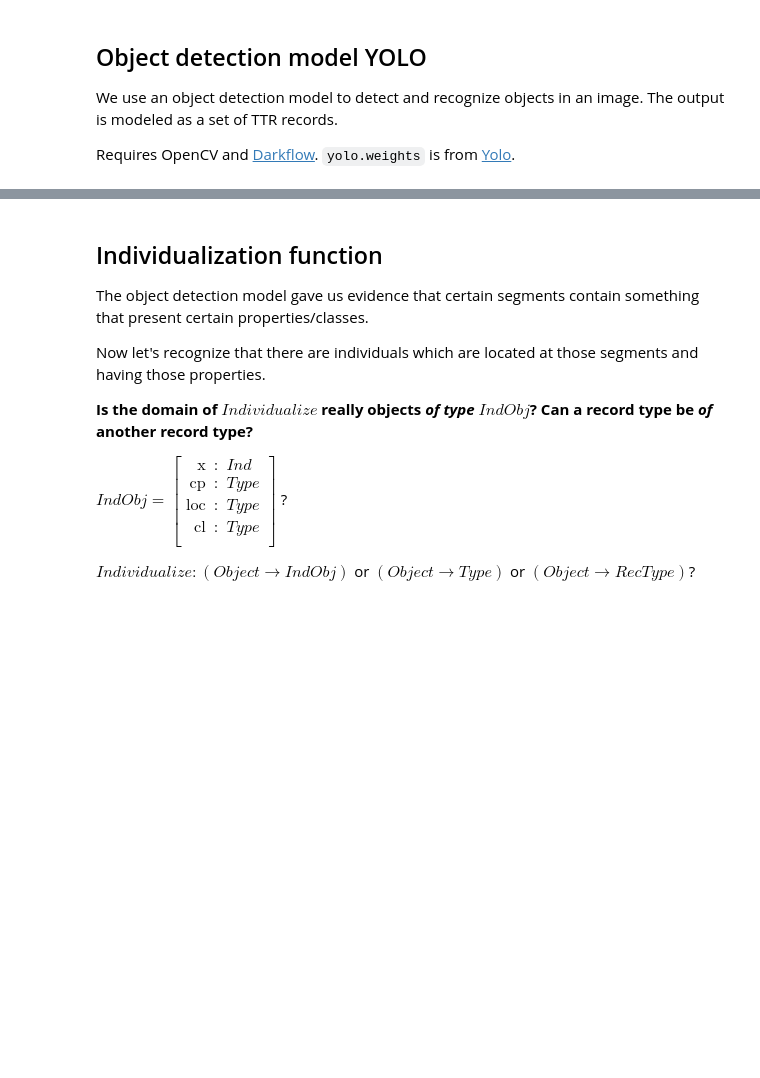
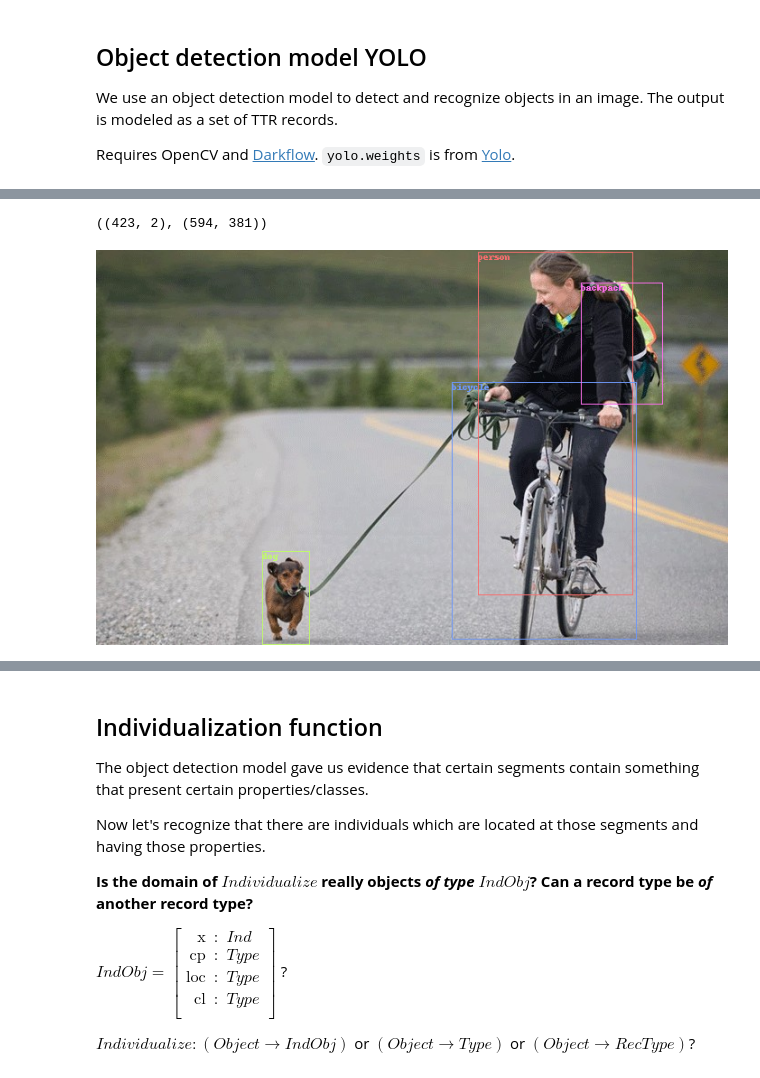
Before and after one commit to arildm/imagettr, a Jupyter notebook: Visual TTR.ipynb, the cells around one changed output, grey strips where cells are left out. Saved outputs shown, nothing was run; the diff lists cells and outputs as text; code cells hidden in the pictures; blank space fills up the shorter version.

Commit message:
Move around, dogbike.jpg

```diff
--- a/Visual TTR.ipynb
+++ b/Visual TTR.ipynb
@@ -29,7 +29,7 @@ print(Int.query(365))
 
 Image = BType('Image')
 Image.learn_witness_condition(lambda x: isinstance(x, PIL.Image.Image))
-img = PIL.Image.open('res/dogcar.jpg')
+img = PIL.Image.open('res/dogbike.jpg') # Source: https://www.nps.gov/dena/planyourvisit/pets.htm
 print(Image.query(img))
 
 # Segment type: a rectangular area of a given image.
@@ -186,3 +182,41 @@ Finished in 5.322499990463257s
+# %%
+# Function to apply YOLO to a given image.
+
+import numpy as np
+
+yolo_out = dict()
+def yolo(img):
+    if str(img) not in yolo_out:
+        yolo_out[str(img)] = tfnet.return_predict(np.array(img))
+    return yolo_out[str(img)]
+
+def yolo_coords(o):
+    return (o['topleft']['x'], o['topleft']['y']), (o['bottomright']['x'], o['bottomright']['y'])
+
+y = yolo(img)
+print(yolo_coords(y[0]))
+# %% [output]
+((423, 2), (594, 381))
+# %%
+from PIL import ImageFont, ImageDraw
+from IPython.display import display
+
+# Generate distinguishable colors.
+phi = 2 / (1 + 5 ** .5)
+colors = ('hsl({}, 90%, 70%)'.format(int(x * 360)) for x in count(0, phi))
+
+def yolo_annotate(img):
+    img_annotated = img.copy()
+    draw = ImageDraw.Draw(img_annotated)
+    for o in yolo(img):
+        color = next(colors)
+        draw.rectangle(yolo_coords(o), outline=color)
+        draw.text(yolo_coords(o)[0], o['label'], fill=color)
+    display(img_annotated)
+
+yolo_annotate(img)
+# %% [output]
+[figure, added]
 # %%
 def xy1xy2_to_cwh(x1, y1, x2, y2):
     '''Transform to center, width and height.'''
```
Also changed, not shown: parts of 10 cells of this notebook.
